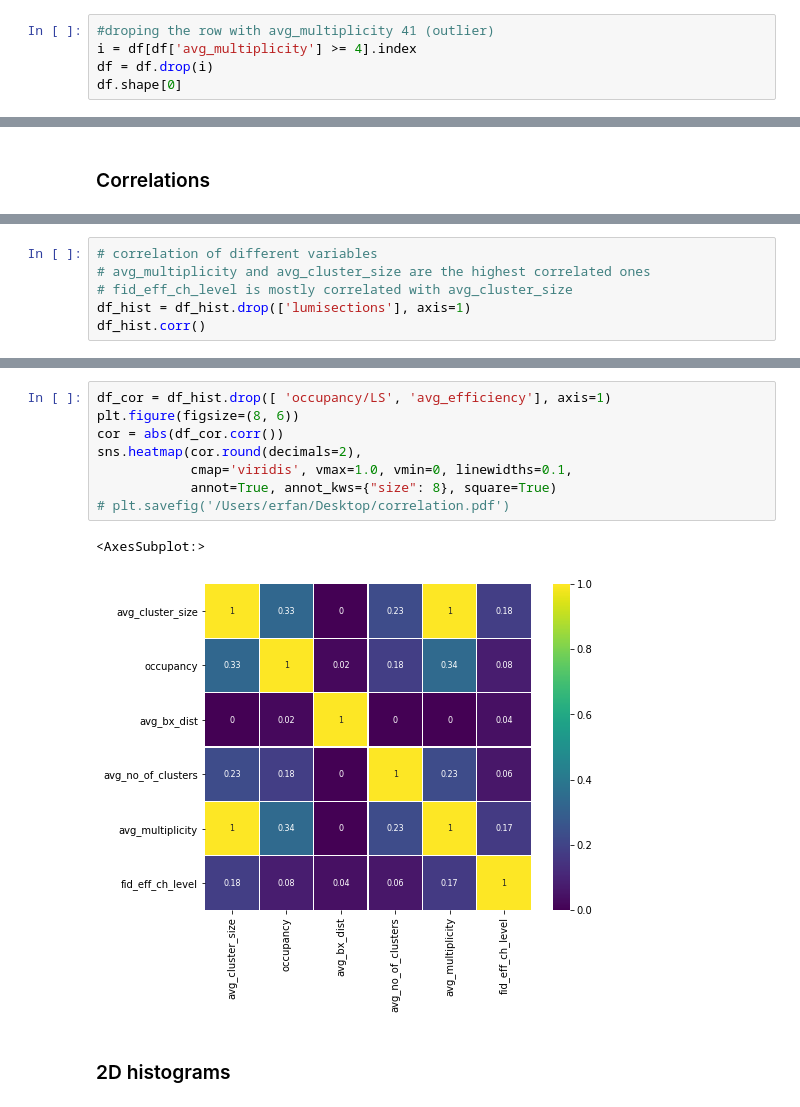
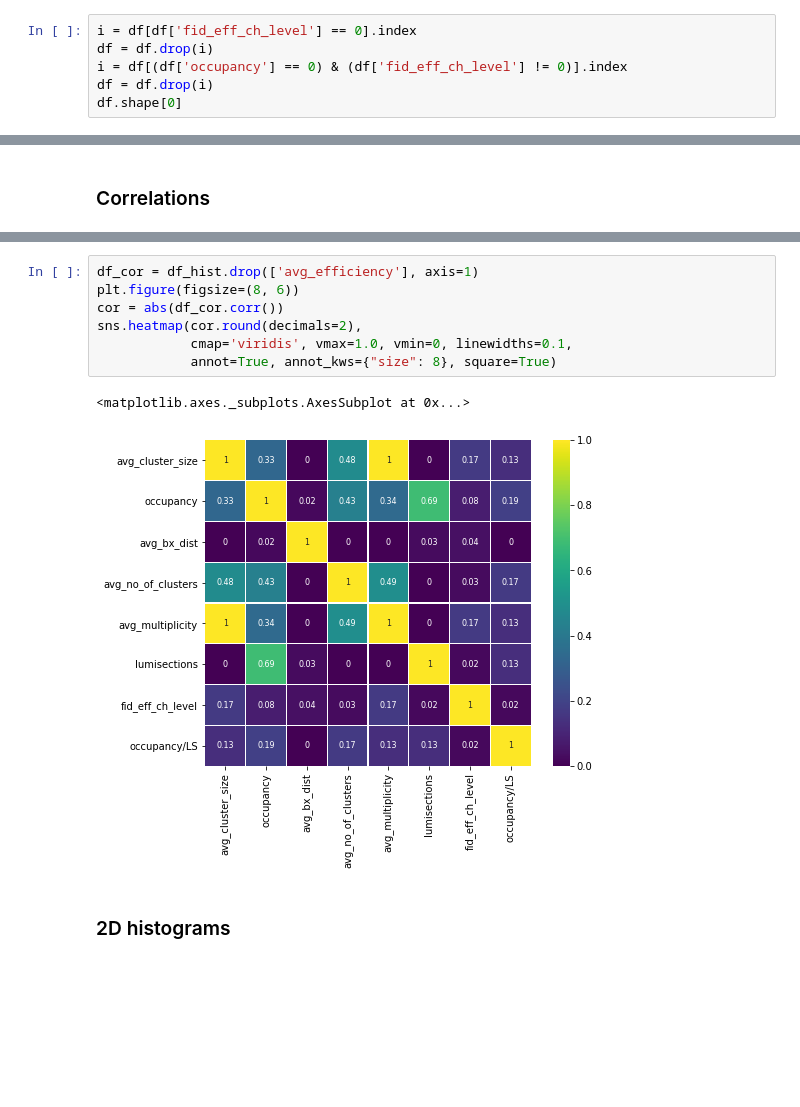
Before and after one commit to mikasmichelevicius/CMS_RPC_efficiency, a Jupyter notebook: EDA_Collisions.ipynb, the cells around one changed output, grey strips where cells are left out. Saved outputs shown, nothing was run; the diff lists cells and outputs as text; blank space fills up the shorter version.

```diff
--- a/EDA_Collisions.ipynb
+++ b/EDA_Collisions.ipynb
@@ -66,6 +62,7 @@ df[df['avg_multiplicity'] >= 4]
 # %%
-#droping the row with avg_multiplicity 41 (outlier)
-i = df[df['avg_multiplicity'] >= 4].index
+i = df[df['fid_eff_ch_level'] == 0].index
+df = df.drop(i)
+i = df[(df['occupancy'] == 0) & (df['fid_eff_ch_level'] != 0)].index
 df = df.drop(i)
 df.shape[0]
 # %% [output]
@@ -153,6 +108,0 @@ df_hist.describe()
-# %%
-# correlation of different variables
-# avg_multiplicity and avg_cluster_size are the highest correlated ones
-# fid_eff_ch_level is mostly correlated with avg_cluster_size
-df_hist = df_hist.drop(['lumisections'], axis=1)
-df_hist.corr()
@@ -169,13 +109,12 @@ df_hist.corr()
 # %%
-df_cor = df_hist.drop([ 'occupancy/LS', 'avg_efficiency'], axis=1)
+df_cor = df_hist.drop(['avg_efficiency'], axis=1)
 plt.figure(figsize=(8, 6))
 cor = abs(df_cor.corr())
 sns.heatmap(cor.round(decimals=2),
             cmap='viridis', vmax=1.0, vmin=0, linewidths=0.1,
             annot=True, annot_kws={"size": 8}, square=True)
-# plt.savefig('/Users/erfan/Desktop/correlation.pdf')
 # %% [output]
-<AxesSubplot:>
+<matplotlib.axes._subplots.AxesSubplot at 0x...>
-[figure, old version]
+[figure, new version]
 # %% [markdown]
 ### 2D histograms
```
Also changed, not shown: parts of 31 cells of this notebook, 1 other file.
